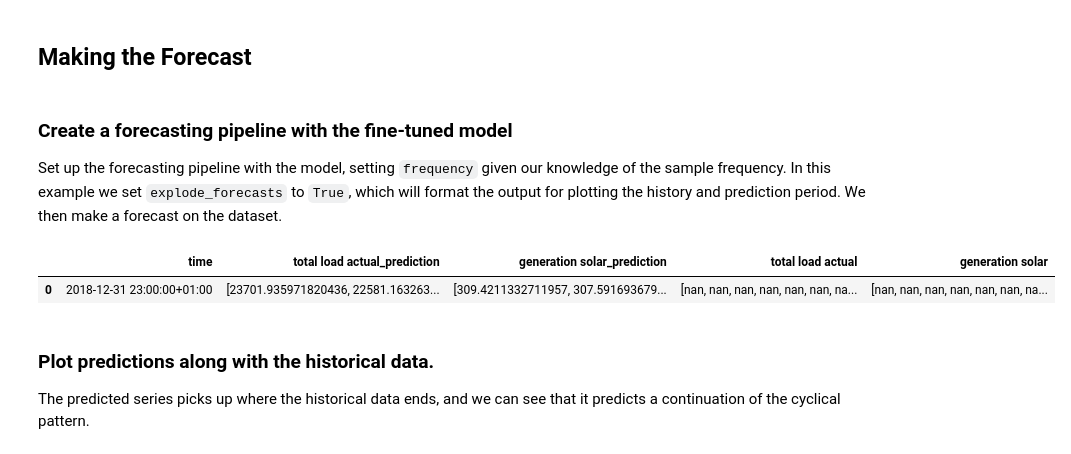
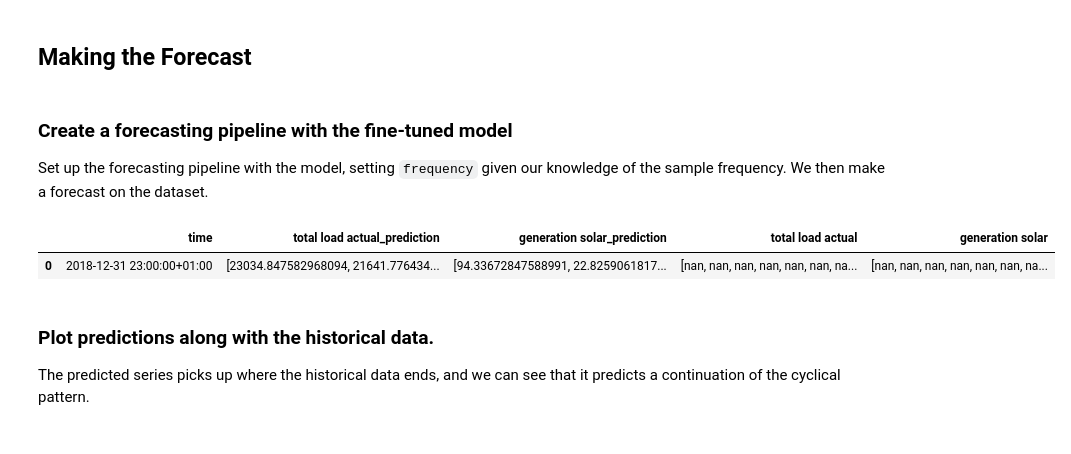
Before and after one commit to ibm-granite-community/granite-timeseries-cookbook, a Jupyter notebook: recipes/Time_Series/Few-shot_Finetuning_and_Evaluation.ipynb, the cells around one changed output. Drawn from its saved outputs; the diff is of its cells as text; code cells hidden in the pictures.

```diff
--- a/recipes/Time_Series/Few-shot_Finetuning_and_Evaluation.ipynb
+++ b/recipes/Time_Series/Few-shot_Finetuning_and_Evaluation.ipynb
@@ -74,10 +76,7 @@ DATA_FILE_PATH = "~/Downloads/energy_dataset.csv.zip"
 We parse the CSV into a pandas dataframe, filling in any null values, and create a single window containing `context_length` time points. We ensure the timestamp column is a UTC datetime.
 # %%
 # Read in the data from the downloaded file.
-input_df = pd.read_csv(
-  DATA_FILE_PATH,
-  parse_dates=[timestamp_column]
-)
+input_df = pd.read_csv(DATA_FILE_PATH, parse_dates=[timestamp_column])
 
 # Fill NA/NaN values by propagating the last valid value.
 input_df = input_df.ffill()
@@ -95,3 +122,5 @@ input_df.tail()
+# %%
+input_df = input_df.merge(exog_df, left_on=timestamp_column, right_on=exog_timestamp_column)
 # %% [markdown]
 ### Plot a segment of the target series
 
@@ -157,8 +187,14 @@ The TTM model is hosted on [HuggingFace](https://huggingface.co/ibm-granite/gran
 # %%
 # Instantiate the model.
+set_seed(42)
 finetune_forecast_model = TinyTimeMixerForPrediction.from_pretrained(
-  "ibm-granite/granite-timeseries-ttm-v1", # Name of the model on HuggingFace.
-  num_input_channels=len(target_columns), # Number of input columns.
+    "ibm-granite/granite-timeseries-ttm-v1",  # Name of the model on HuggingFace.
+    num_input_channels=tsp.num_input_channels,
+    prediction_channel_indices=tsp.prediction_channel_indices,
+    exogenous_channel_indices=tsp.exogenous_channel_indices,
+    fcm_use_mixer=True,
+    fcm_context_length=10,
+    enable_forecast_channel_mixing=True,
     decoder_mode="mix_channel",
 )
 # %% [output]
@@ -192,9 +228,10 @@ Number of params after freezing the backbone 290264
 Configure a Trainer for use in fine-tuning and evaluating the model.
 # %%
 # Important parameters
-learning_rate = 0.001
-num_epochs = 1  # Ideally, we need more epochs (try offline preferably in a gpu for faster computation)
-batch_size = 64
+learning_rate: float = 0.0001
+num_epochs: int = 200
+patience: int = 2
+batch_size: int = 256
 
 print(f"Using learning rate = {learning_rate}")
 finetune_forecast_args = TrainingArguments(
@@ -215,12 +252,13 @@ finetune_forecast_args = TrainingArguments(
     load_best_model_at_end=True,  # Load the best model when training ends
     metric_for_best_model="eval_loss",  # Metric to monitor for early stopping
     greater_is_better=False,  # For loss
+    use_cpu=finetune_forecast_model.device.type != "cuda",
 )
 
 # Create the early stopping callback
 early_stopping_callback = EarlyStoppingCallback(
-    early_stopping_patience=10,  # Number of epochs with no improvement after which to stop
-    early_stopping_threshold=0.0,  # Minimum improvement required to consider as improvement
+    early_stopping_patience=patience,  # Number of epochs with no improvement after which to stop
+    early_stopping_threshold=0.00001,  # Minimum improvement required to consider as improvement
 )
 tracking_callback = TrackingCallback()
 
@@ -323,23 +403,23 @@ plot_predictions(
 # %% [markdown]
 ### Create a forecasting pipeline with the fine-tuned model
 
-Set up the forecasting pipeline with the model, setting `frequency` given our knowledge of the sample frequency. In this example we set `explode_forecasts` to `True`, which will format the output for plotting the history and prediction period. We then make a forecast on the dataset.
+Set up the forecasting pipeline with the model, setting `frequency` given our knowledge of the sample frequency. We then make a forecast on the dataset.
 # %%
 historical_df = input_df.iloc[-context_length:].copy()
 
 # Create a pipeline.
 pipeline = TimeSeriesForecastingPipeline(
     finetune_forecast_trainer.model,
     feature_extractor=tsp,
-    device="cpu", # Specify your local GPU or CPU.
+    device="cpu",  # Specify your local GPU or CPU.
 )
 
 # Make a forecast on the target column given the input data.
-zeroshot_forecast = pipeline(historical_df)
-zeroshot_forecast.tail()
+future_forecast = pipeline(historical_df)
+future_forecast.tail()
 # %% [output]
 |  | time | total load actual_prediction | generation solar_prediction | total load actual | generation solar |
-| 0 | 2018-12-31 23:00:00+01:00 | [23701.935971820436, 22581.163263... | [309.4211332711957, 307.591693679... | [nan, nan, nan, nan, nan, nan, na... | [nan, nan, nan, nan, nan, nan, na... |
+| 0 | 2018-12-31 23:00:00+01:00 | [23034.847582968094, 21641.776434... | [94.33672847588991, 22.8259061817... | [nan, nan, nan, nan, nan, nan, na... | [nan, nan, nan, nan, nan, nan, na... |
 # %% [markdown]
 ### Plot predictions along with the historical data.
 
```
Also changed, not shown: parts of 22 cells of this notebook.
